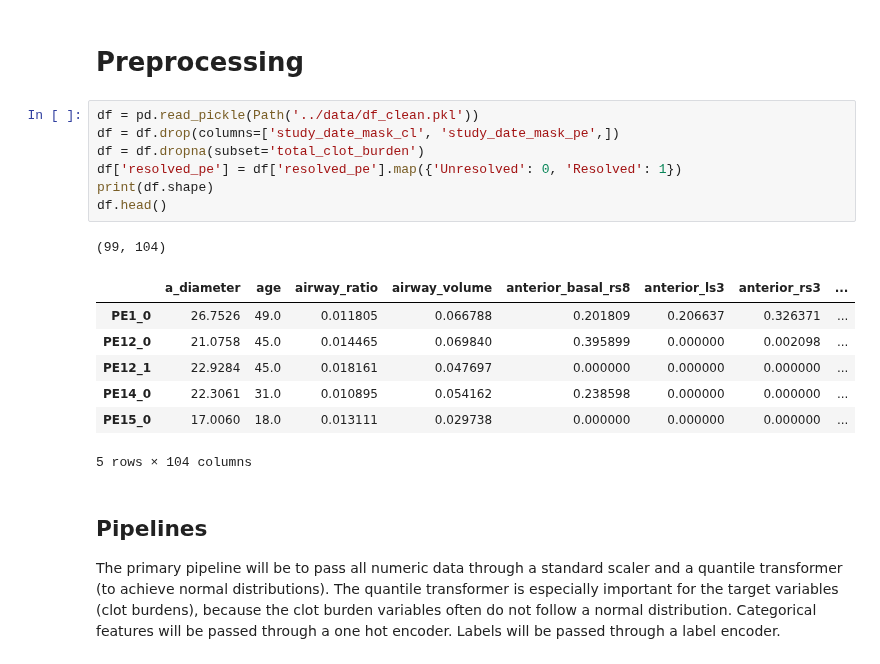
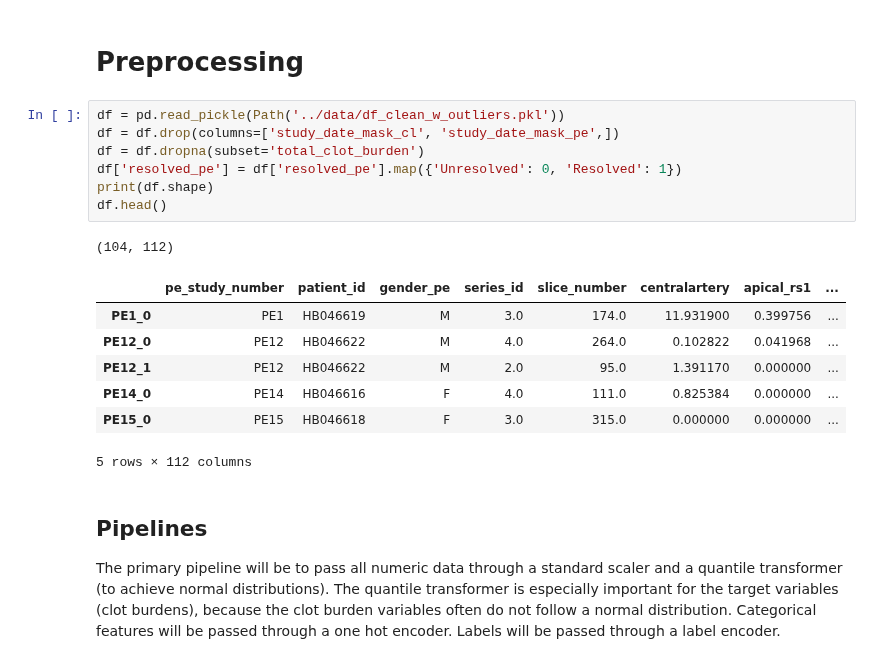
Before and after one commit to qaust/iCPET, a Jupyter notebook: src/preproccessing.ipynb, the cells around one changed output. Drawn from its saved outputs; the diff is of its cells as text.

```diff
--- a/src/preproccessing.ipynb
+++ b/src/preproccessing.ipynb
@@ -30,21 +30,21 @@ SEED = 123
 # %% [markdown]
 # Preprocessing
 # %%
-df = pd.read_pickle(Path('../data/df_clean.pkl'))
+df = pd.read_pickle(Path('../data/df_clean_w_outliers.pkl'))
 df = df.drop(columns=['study_date_mask_cl', 'study_date_mask_pe',])
 df = df.dropna(subset='total_clot_burden')
 df['resolved_pe'] = df['resolved_pe'].map({'Unresolved': 0, 'Resolved': 1})
 print(df.shape)
 df.head()
 # %% [output]
-(99, 104)
+(104, 112)
-|  | a_diameter | age | airway_ratio | airway_volume | anterior_basal_rs8 | anterior_ls3 | anterior_rs3 | ... |
-| PE1_0 | 26.7526 | 49.0 | 0.011805 | 0.066788 | 0.201809 | 0.206637 | 0.326371 | ... |
-| PE12_0 | 21.0758 | 45.0 | 0.014465 | 0.069840 | 0.395899 | 0.000000 | 0.002098 | ... |
-| PE12_1 | 22.9284 | 45.0 | 0.018161 | 0.047697 | 0.000000 | 0.000000 | 0.000000 | ... |
-| PE14_0 | 22.3061 | 31.0 | 0.010895 | 0.054162 | 0.238598 | 0.000000 | 0.000000 | ... |
-| PE15_0 | 17.0060 | 18.0 | 0.013111 | 0.029738 | 0.000000 | 0.000000 | 0.000000 | ... |
+|  | pe_study_number | patient_id | gender_pe | series_id | slice_number | centralartery | apical_rs1 | ... |
+| PE1_0 | PE1 | HB046619 | M | 3.0 | 174.0 | 11.931900 | 0.399756 | ... |
+| PE12_0 | PE12 | HB046622 | M | 4.0 | 264.0 | 0.102822 | 0.041968 | ... |
+| PE12_1 | PE12 | HB046622 | M | 2.0 | 95.0 | 1.391170 | 0.000000 | ... |
+| PE14_0 | PE14 | HB046616 | F | 4.0 | 111.0 | 0.825384 | 0.000000 | ... |
+| PE15_0 | PE15 | HB046618 | F | 3.0 | 315.0 | 0.000000 | 0.000000 | ... |
-5 rows × 104 columns
+5 rows × 112 columns
 # %% [markdown]
 ## Pipelines
 
```
Also changed, not shown: parts of 11 cells of this notebook, 3 other files.
